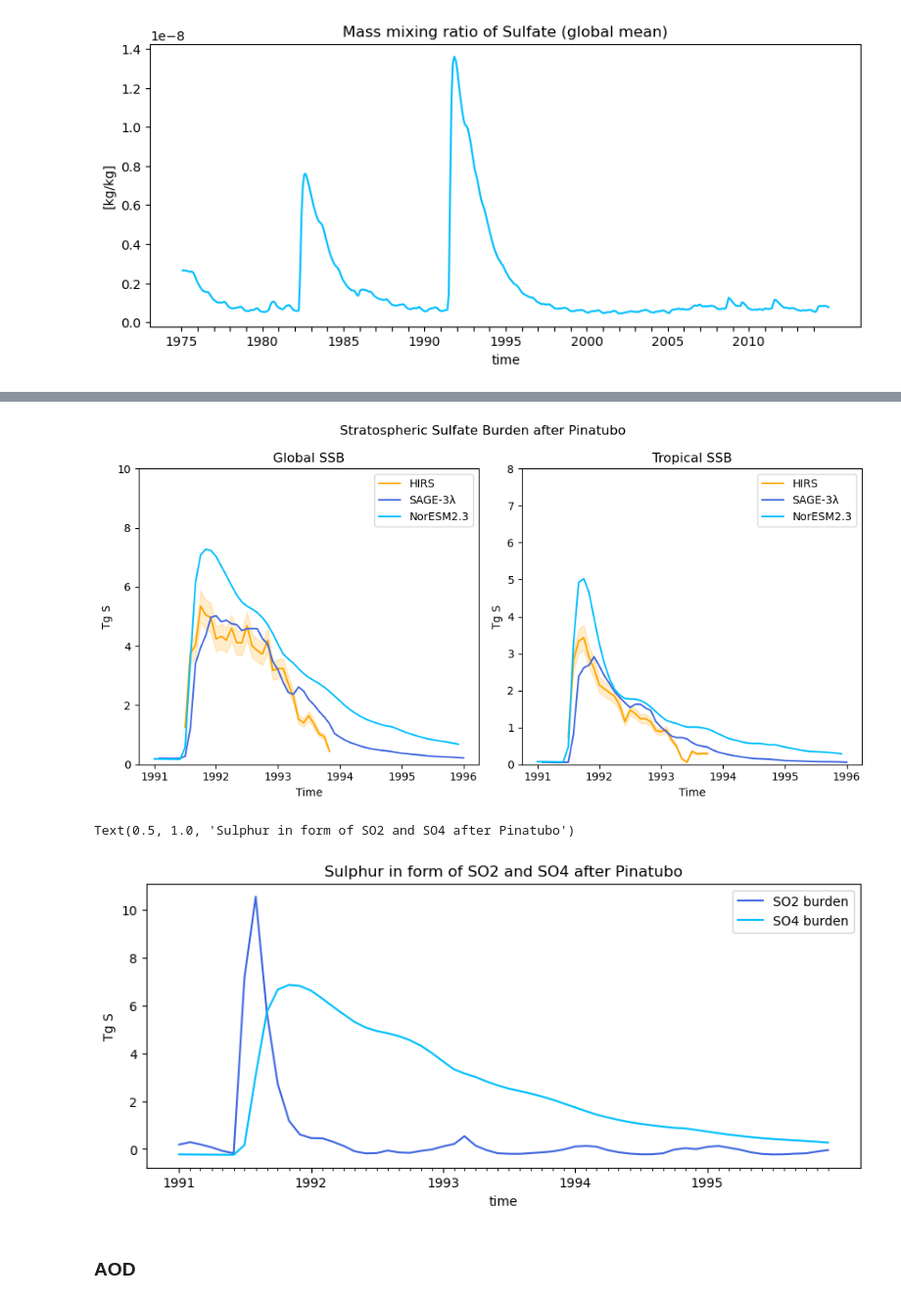
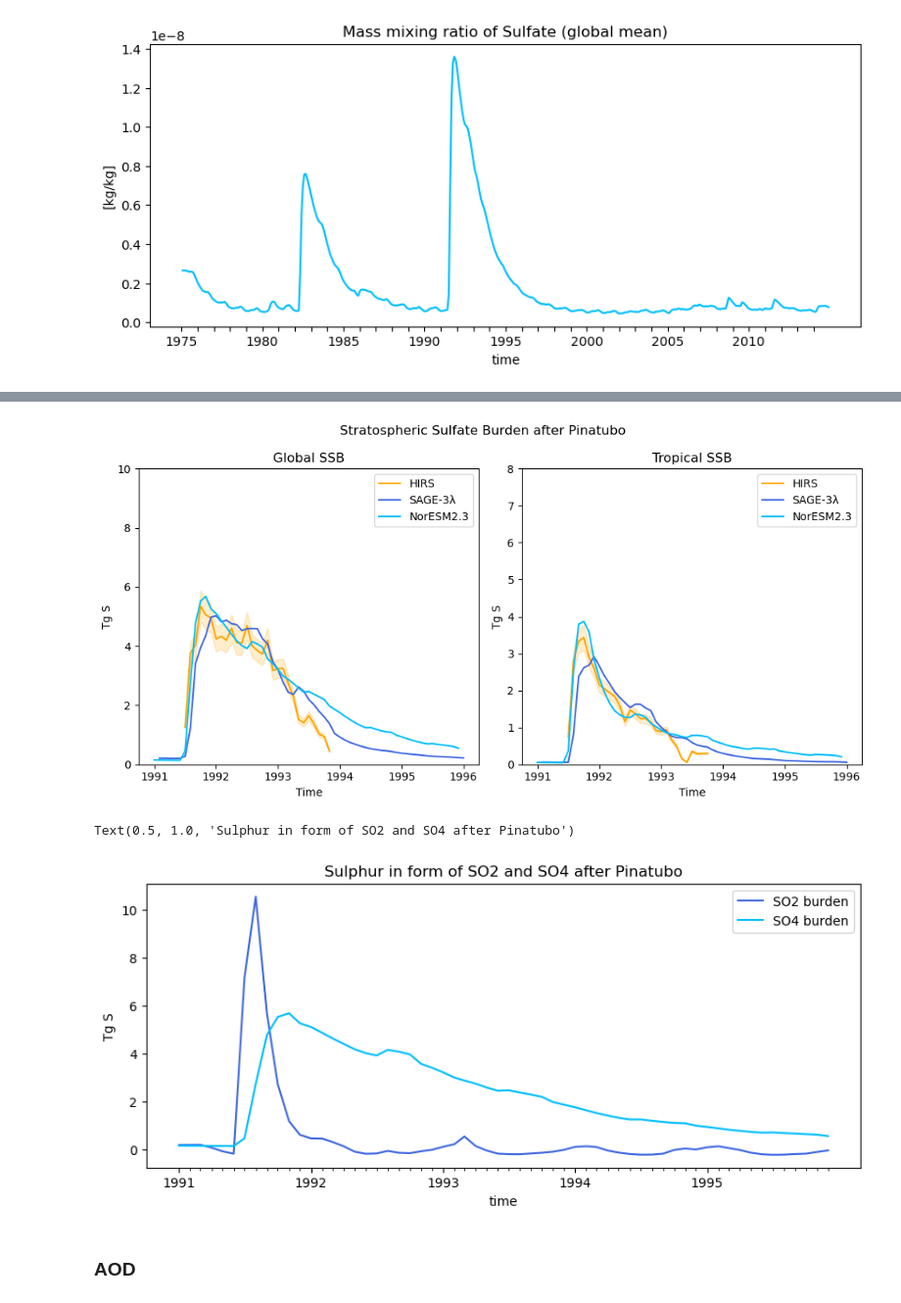
Before and after one commit to EliHHogemo/master_thesis, a Jupyter notebook: sulfur_pinatubo.ipynb, the cells around one changed output, grey strips where cells are left out. Shown at 98% size. Saved outputs shown, nothing was run; the diff lists cells and outputs as text; code cells hidden in the pictures.

```diff
--- a/sulfur_pinatubo.ipynb
+++ b/sulfur_pinatubo.ipynb
@@ -150,8 +219,10 @@ plt.title("Mass mixing ratio of Sulfate (global mean)")
 # %% [output]
 Text(0.5, 1.0, 'Mass mixing ratio of Sulfate (global mean)')
 [figure]
+# %%
+tropopause = ds["TROP_P"].weighted(weighted_lat).mean(dim=["lat", "lon"])
 # %%
-p_lev =100
+p_lev = tropopause * 0.01
 M_strat_air = 0.099 * Matmos   #9.9% of the total mass of the atmosphere
 Mo = 15.999
 Mso4 = Ms + (4 * Mo)
@@ -280,31 +360,31 @@ fig.suptitle("Stratospheric Sulfate Burden after Pinatubo")
 plt.tight_layout()
 plt.show()
 # %% [output]
-[figure, old version]
+[figure, new version]
 # %%
 bg = so2_tg.sel(time=[t for t in so2_tg.time.values if 1985 <= t.year <= 1990]).mean(dim="time")
 so2_Pinatubo = so2_tg.sel(time=[t for t in so2_tg.time.values if 1991 <= t.year <= 1995])
 so2_burden_Pinatubo = so2_Pinatubo - bg
 
-background = so4_burden_TgS.sel(time=[t for t in so4_burden_TgS.time.values if 1985 <= t.year <= 1990]).mean(dim="time")
+"""background = so4_burden_TgS.sel(time=[t for t in so4_burden_TgS.time.values if 1985 <= t.year <= 1990]).mean(dim="time")
 so4_burd_Pinatubo = so4_burden_TgS.sel(time=[t for t in so4_burden_TgS.time.values if 1991 <= t.year <= 1995])
-so4_burden_Pinatubo = so4_burd_Pinatubo - background
+so4_burden_Pinatubo = so4_burd_Pinatubo - background"""
 
 plt.figure(figsize=(10, 4))
 so2_burden_Pinatubo.plot(color = "royalblue", label = "SO2 burden")
-so4_burden_Pinatubo.plot(color = "deepskyblue", label = "SO4 burden")
+so4_burd_Pinatubo.plot(color = "deepskyblue", label = "SO4 burden")
 years = np.arange(1991, 1996)
 year_ticks = [cftime.DatetimeNoLeap(y, 1, 1) for y in years]
 month_ticks = [cftime.DatetimeNoLeap(y, m, 1) for y in years for m in range(1, 13)]
 plt.xticks(year_ticks, [str(y) for y in years])
 ax = plt.gca()
 ax.set_xticks(month_ticks, minor=True)
 plt.ylabel("Tg S")
 plt.legend()
 plt.title("Sulphur in form of SO2 and SO4 after Pinatubo")
 # %% [output]
 Text(0.5, 1.0, 'Sulphur in form of SO2 and SO4 after Pinatubo')
-[figure, old version]
+[figure, new version]
 # %% [markdown]
 ### AOD
 # %%
```
Also changed, not shown: parts of 12 cells of this notebook, 1 other file.
